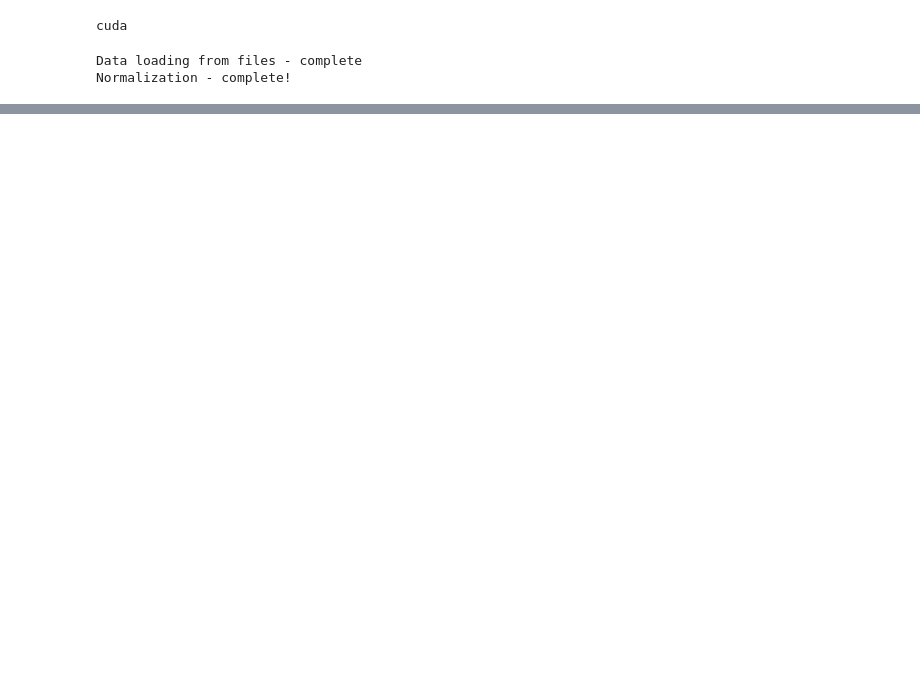
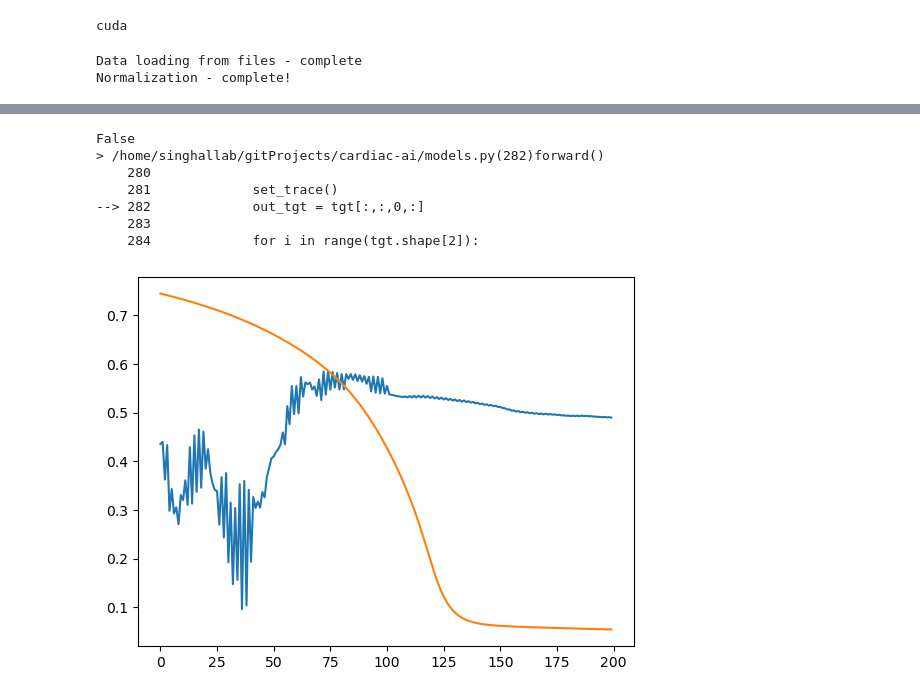
Before and after one commit to aranganath/cardiac-ai, a Jupyter notebook: Transformer.ipynb, the cells around one changed output, grey strips where cells are left out. Saved outputs shown, nothing was run; the diff lists cells and outputs as text; code cells hidden in the pictures; blank space fills up the shorter version.

```diff
--- a/Transformer.ipynb
+++ b/Transformer.ipynb
@@ -18,7 +19,7 @@ torch.set_default_dtype(torch.float64)
 
 # Torch Tensor data !
 path = './Datasets/intracardiac_dataset/'
-VmTrainData, pECGTrainData, VmDataTest, pECGTestData  = fileReader(path, 3200)
+VmTrainData, pECGTrainData, VmDataTest, pECGTestData  = fileReader(path, 1000)
 print('Data loading from files - complete')
 
 VmTrainData = (VmTrainData - torch.min(VmTrainData))/(torch.max(VmTrainData) - torch.min(VmTrainData))
@@ -230,0 +109,28 @@ pyplot.show()
+# %%
+EPOCHS= 5
+src_mask = generate_square_subsequent_mask(
+                dim1=output_sequence_length,
+                dim2=enc_seq_len
+            )
+tgt_mask = generate_square_subsequent_mask(
+    dim1=output_sequence_length,
+    dim2=output_sequence_length
+)
+
+for epoch in range(EPOCHS):
+
+    for src, trg, trg_y in TrainData:
+        optimizer.zero_grad()
+        prediction = model(
+            src=src.permute(1,0,2).to(device),
+            tgt=trg.permute(0,2,1,3).permute(1,0,2,3).to(device),
+            src_mask=src_mask,
+            tgt_mask=tgt_mask
+            )
+
+        loss = criterion(prediction.view_as(trg).to(device), trg_y.to(device))
+        loss.backward()
+        optimizer.step()
+        # scheduler.step()
+
+    print('Epoch: {epoch} Loss: {loss}'.format(epoch=epoch,loss=loss.item()))
@@ -230,0 +155,24 @@ pyplot.show()
+# %%
+
+model.train = False
+with torch.no_grad():
+    src, trg, trg_y = next(iter(TestData))
+    prediction = model(
+            src=src.permute(1,0,2).to(device),
+            tgt=trg.permute(0,2,1,3).permute(1,0,2,3).to(device),
+            src_mask=src_mask,
+            tgt_mask=tgt_mask
+        )
+
+
+    pyplot.plot(prediction.view_as(trg_y).reshape(-1,trg_y.shape[1]*trg_y.shape[2] , 75).detach().cpu()[0,:,0])
+    pyplot.plot(trg_y.reshape(-1, trg_y.shape[1]*trg_y.shape[2], 75).detach().cpu()[0,:,0])
+# %% [output]
+False
+> /home/singhallab/gitProjects/cardiac-ai/models.py(282)forward()
+    280
+    281             set_trace()
+--> 282             out_tgt = tgt[:,:,0,:]
+    283
+    284             for i in range(tgt.shape[2]):
+[figure, added]
```
Also changed, not shown: parts of 8 cells of this notebook, 2 other files.
